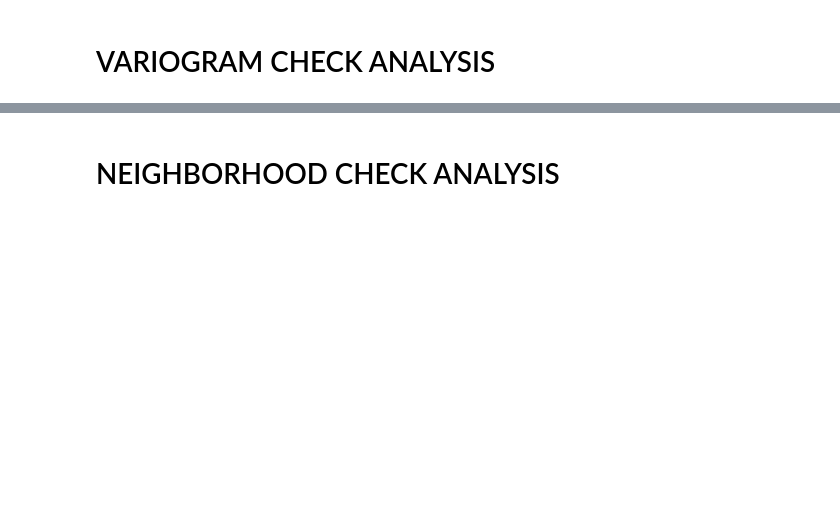
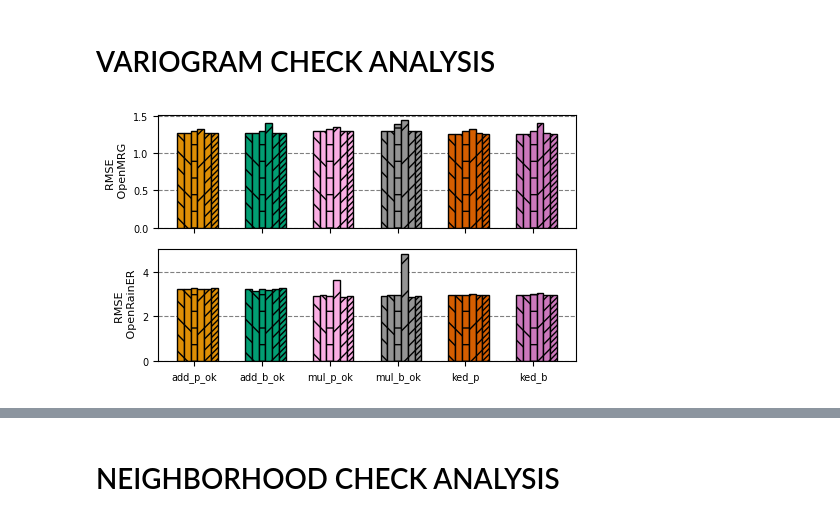
Before and after one commit to eoydvin/radar_adjustment_intercomparison, a Jupyter notebook: 5_paper_images.ipynb, the cells around one changed output, grey strips where cells are left out. Cells and saved outputs as stored; diff of their text form; code cells hidden in the pictures; blank space fills up the shorter version.

```diff
--- a/5_paper_images.ipynb
+++ b/5_paper_images.ipynb
@@ -332,5 +288,105 @@ plt.show()
 # %% [markdown]
 # VARIOGRAM CHECK ANALYSIS
+# %%
+# Load data unchecked
+
+metrics = ['root_mean_square_error', 'percent_bias',
+           'mean_absolute_error','pearson_correlation_coefficient']
+
+# Define hatches for statuses
+hatch_map = {
+    'vandebeek': '\\\\',
+    'variogram': '\\',
+    'variogram_gauge': '-',
+    'variogram_fixnugget0': '/',
+    'variogram_fixnugget03': '///',
+    'variogram_fixnugget06': '//////',
+}
+
+def extract_method_name(path):
+    filename = path.split('/')[-1].split('.')[0]
+    parts = filename.split('_')
+    if len(parts) >= 3 and parts[1] == 'ked':
+        return '_'.join(parts[1:3])   # e.g., ked_b
+    elif len(parts) >= 4 and (parts[1] == 'add' or parts[1] == 'mul'):
+        return '_'.join(parts[1:4])   # e.g., mul_b_ok or add_b_test
+    else:
+        return None
+
+def extract_status(filepath):
+    # Get the filename without the path and extension
+    filename = filepath.split('/')[-1].split('.')[0]
+    # Split into parts by underscore
+    parts = filename.split('_')
+    # Remove 'est' if present
+    cleaned = [p for p in parts if p != 'est']
+    # Your extraction logic
+    if not cleaned:
+        return None
+    if len(cleaned) >= 2 and cleaned[-2] == 'variogram' and cleaned[-1].startswith('fixnugget'):
+        return f"{cleaned[-2]}_{cleaned[-1]}"
+    if len(cleaned) >= 2 and cleaned[-2] == 'variogram' and cleaned[-1].startswith('gauge'):
+        return f"{cleaned[-2]}_{cleaned[-1]}"
+    if cleaned[-1] == 'vandebeek':
+        return 'vandebeek'
+    if cleaned[-1] == 'variogram':
+        return 'variogram'
+    return None
+
+fig, ax = plt.subplots(2, 1, figsize=(5, 3), sharex=True)
+
+# Load data
+statuses = ['vandebeek', 'variogram', 'variogram_gauge', 'variogram_fixnugget0', 'variogram_fixnugget03', 'variogram_fixnugget06']
+methods = ['add_p_ok', 'add_b_ok', 'mul_p_ok', 'mul_b_ok', 'ked_p', 'ked_b']
+folder = './data/metrics/'
+for k, dataset in enumerate(['OpenMRG', 'OpenRainER']):
+    data_read = []
+    for method in methods:
+        for status in statuses:
+            file = folder + dataset + '_' + method + '_' + status + '.csv'
+            data_read.append(pd.read_csv(file))
+
+    data = pd.concat(data_read)
+
+    meth_ = data['method'].apply(extract_method_name)
+    stat_ = data['method'].apply(extract_status)
+
+    data['method'] = meth_
+    data['status'] = stat_
+
+    width = 0.1
+    x = np.arange(len(methods))
+
+    for j, status in enumerate(statuses):
+        values = []
+        for method in methods:
+            # root_mean_square_error, mean_absolute_error, pearson_correlation_coefficient
+            val = data[(data['method'] == method) & (data['status'] == status)]['root_mean_square_error'][0]
+            values.append(val)
+
+        values = np.array(values)
+
+        bars = ax[k].bar(x + j*width - 0.1, values, width=width, edgecolor='black',
+                      color=[palette.get(method) for method in list(methods)])
+
+        # Apply hatches
+        for bar in bars:
+            bar.set_hatch(hatch_map[status])
+
+        ax[k].set_xticks(x + width)
+        ax[k].set_xticklabels(list(methods), rotation=0, ha='center', fontsize=7)
+        ax[k].set_ylabel(dataset, fontsize=8)
+        ax[k].tick_params(axis='y', labelsize=7)
+        ax[k].grid(linestyle='--', color='gray', axis='y')
+        ax[k].set_axisbelow(True)
+
+ax[0].set_ylabel('RMSE \n OpenMRG')
+ax[1].set_ylabel('RMSE \n OpenRainER')
+
+plt.tight_layout()
+fig.savefig('./figures/variogramcheck_analysis_withgauge.png', dpi=600, bbox_inches='tight')
+# %% [output]
+[figure, added]
 # %%
 # Load data unchecked
 
```
Also changed, not shown: parts of 12 cells of this notebook, 7 other files.
